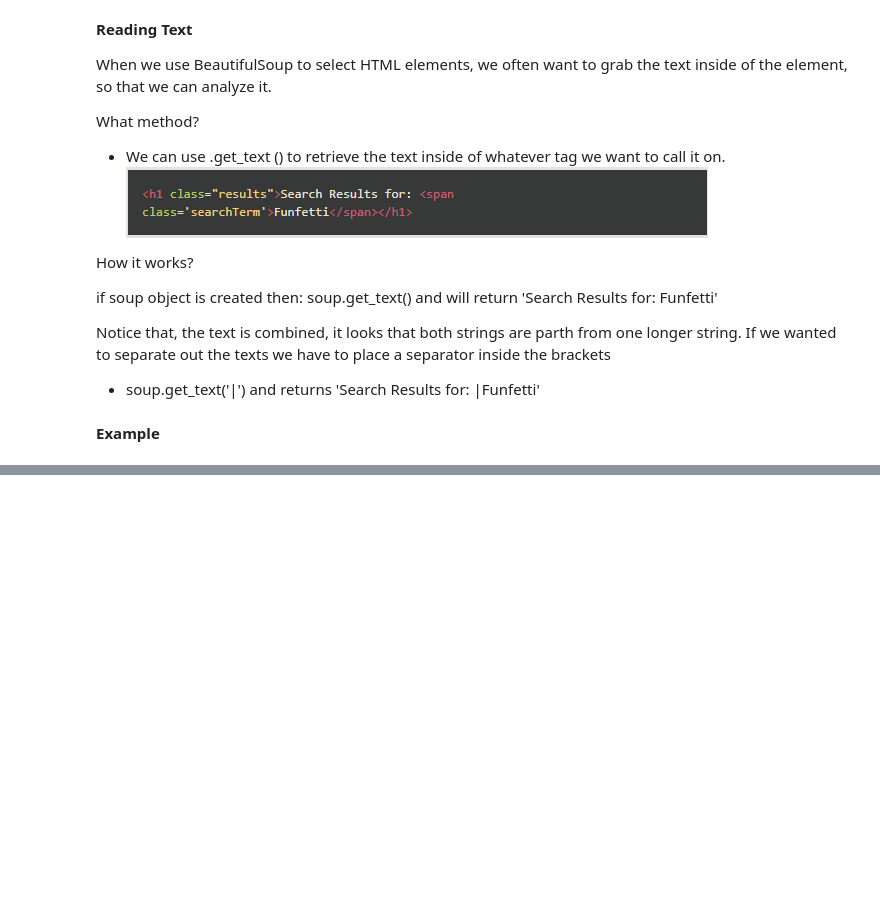
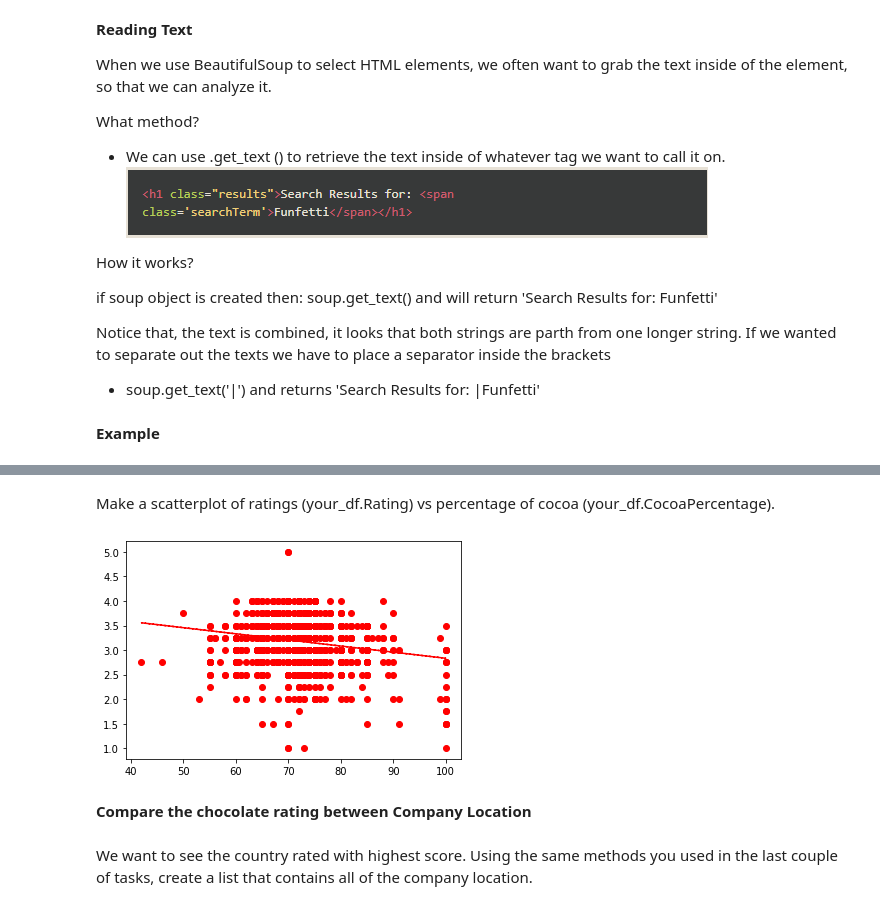
Before and after one commit to 82-petru/Web-Scraping, a Jupyter notebook: Web_scraping.ipynb, the cells around one changed output, grey strips where cells are left out. Cells and saved outputs as stored; diff of their text form; code cells hidden in the pictures; blank space fills up the shorter version.

```diff
--- a/Web_scraping.ipynb
+++ b/Web_scraping.ipynb
@@ -241,0 +292,4 @@ print(turtle_data)
+# %%
+companies = []
+for company in companies_tags[1:]:
+    companies.append(company.get_text())
@@ -241,0 +310,5 @@ print(turtle_data)
+# %%
+# second way to create a dataframe
+d = d = {'Company' : companies, 'Rating' : tag_numeric}
+df = pd.DataFrame.from_dict(d)
+# df.head()
@@ -241,0 +373,3 @@ print(turtle_data)
+# %%
+df["CocoaPercentage"] = cocoa_percent
+df.head()
@@ -241,0 +383,14 @@ print(turtle_data)
+# %% [markdown]
+Make a scatterplot of ratings (your_df.Rating) vs percentage of cocoa (your_df.CocoaPercentage).
+# %%
+plt.scatter(df.CocoaPercentage, df.Rating, color = 'red')
+z = np.polyfit(df.CocoaPercentage, df.Rating, 1)
+line_function = np.poly1d(z)
+plt.plot(df.CocoaPercentage, line_function(df.CocoaPercentage), "r--")
+plt.show()
+# %% [output]
+[figure, added]
+# %% [markdown]
+**Compare the chocolate rating between Company Location**
+# %% [markdown]
+We want to see the country rated with highest score. Using the same methods you used in the last couple of tasks, create a list that contains all of the company location.
```
Also changed, not shown: parts of 36 cells of this notebook.
